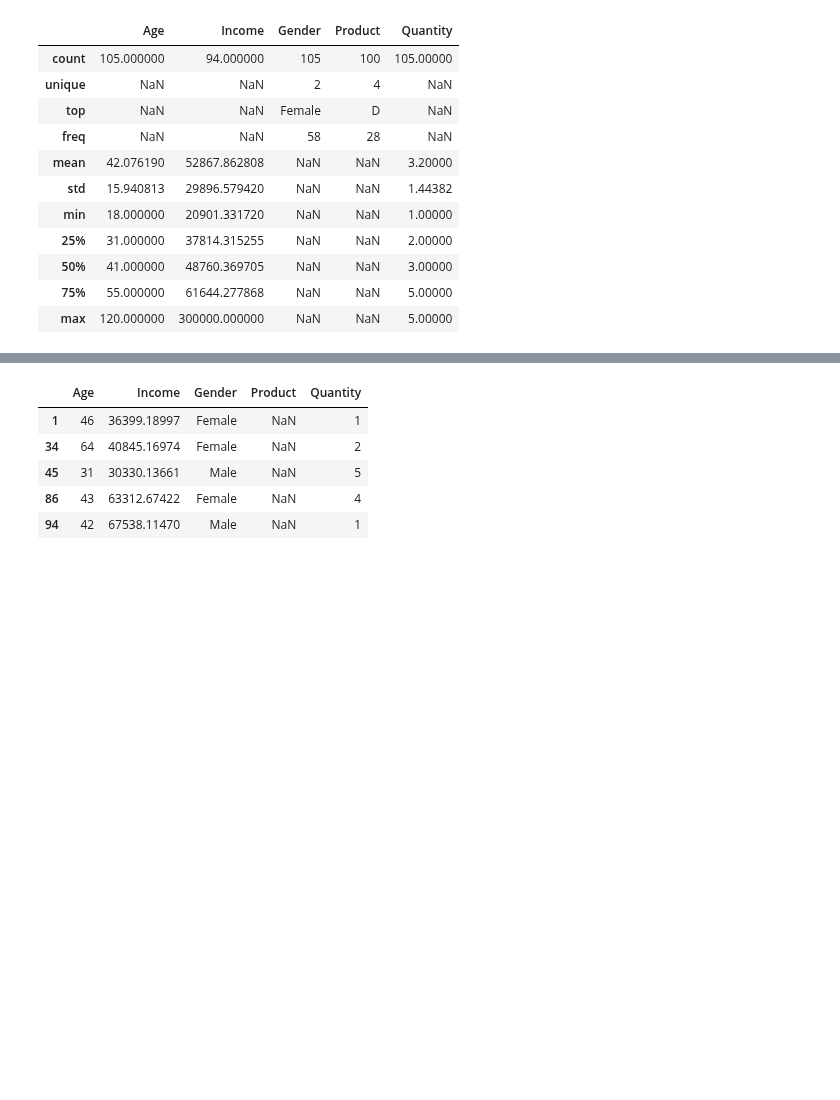
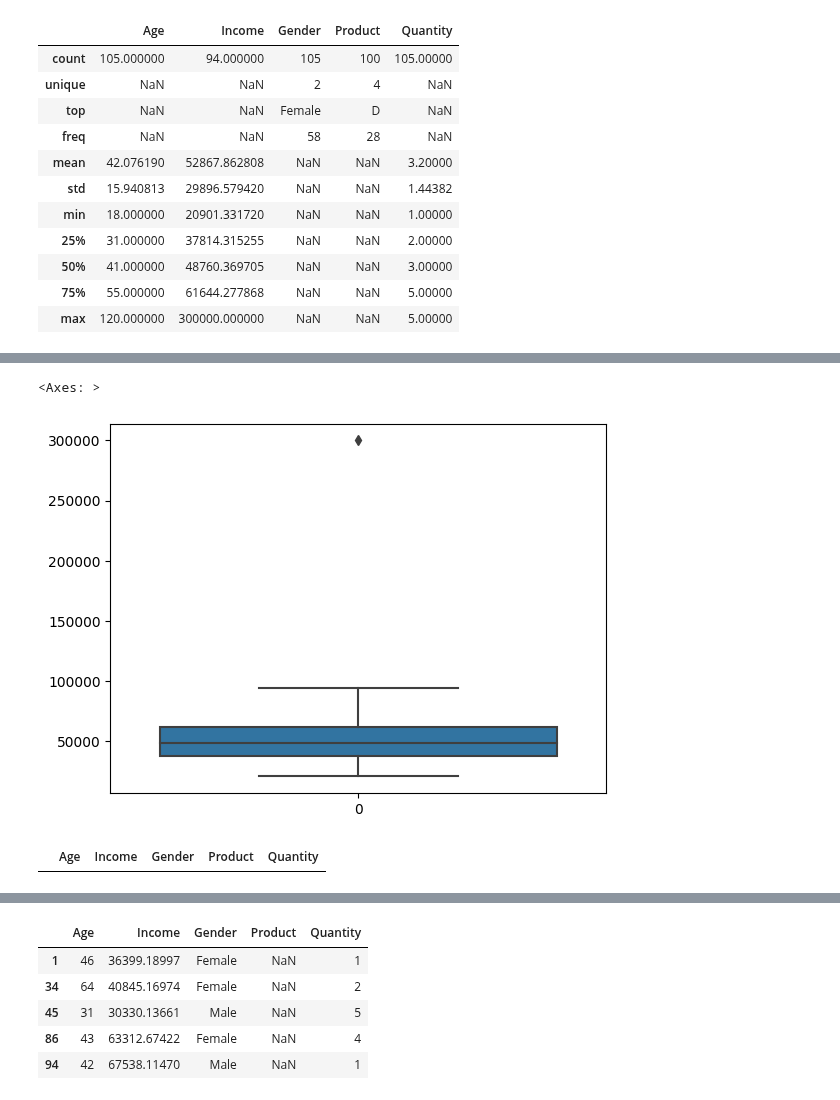
Before and after one commit to LLF00/datascience1, a Jupyter notebook: class_may10.ipynb, the cells around one changed output, grey strips where cells are left out. Cells and saved outputs as stored; diff of their text form; code cells hidden in the pictures; blank space fills up the shorter version.

```diff
--- a/class_may10.ipynb
+++ b/class_may10.ipynb
@@ -72,0 +101,10 @@ df.describe(include ='all')
+# %%
+sns.boxplot(df['Income'])
+# %% [output]
+<Axes: >
+[figure, added]
+# %%
+#filter a outlier from index in data
+df[df["Income"] == 30000]
+# %% [output]
+|  | Age | Income | Gender | Product | Quantity |
```
Also changed, not shown: parts of 19 cells of this notebook.
